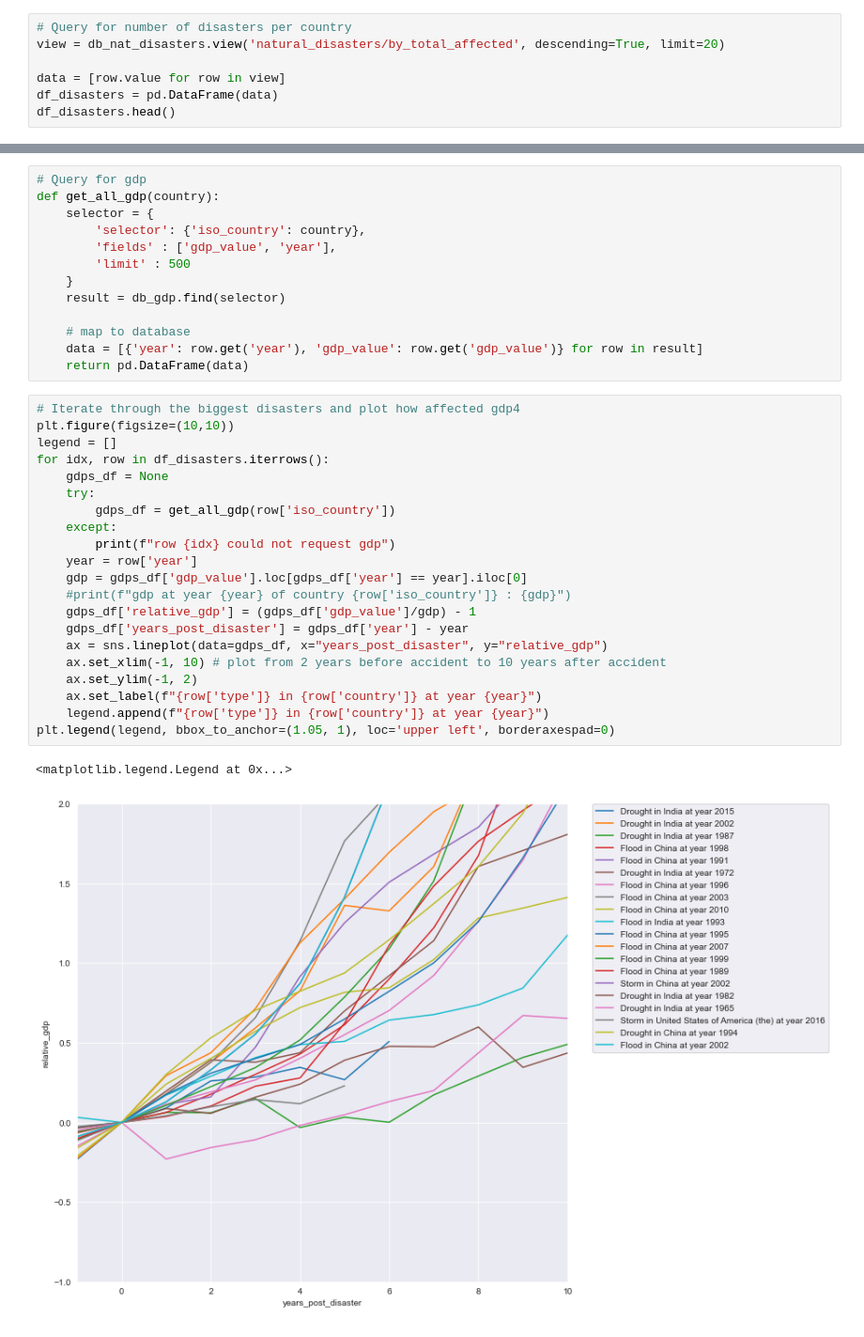
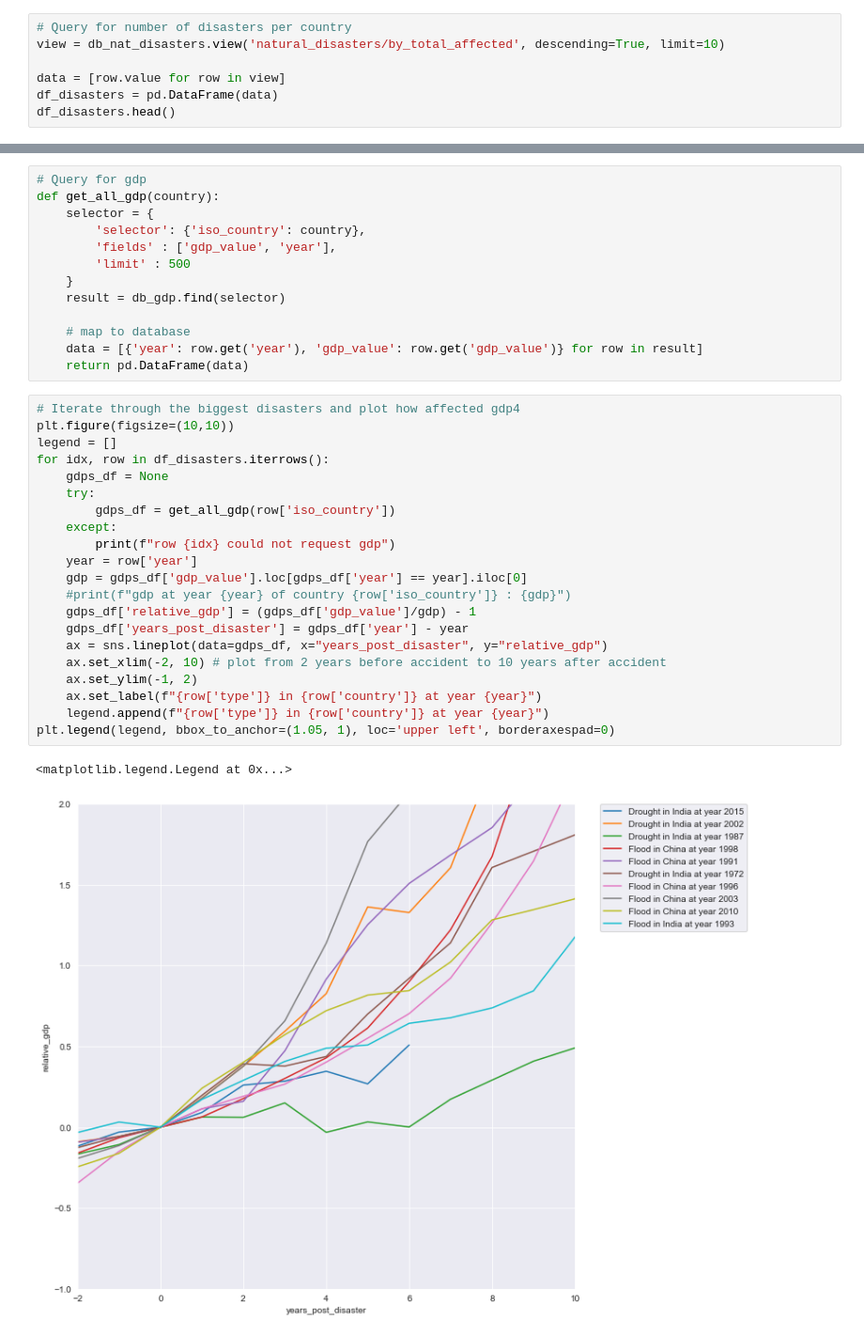
Before and after one commit to FreshJonas/Nat_Disasters_vs_GDP, a Jupyter notebook: 04_analysing_data_fromDB.ipynb, the cells around one changed output, grey strips where cells are left out. Shown at 94% size. Cells and saved outputs as stored; diff of their text form.

Commit message:
plot rate of economic growth

```diff
--- a/04_analysing_data_fromDB.ipynb
+++ b/04_analysing_data_fromDB.ipynb
@@ -236,7 +236,7 @@ http://wdi.worldbank.org/table/WV.1
 # How well can a country recover from a catastrophy?
 # %%
 # Query for number of disasters per country
-view = db_nat_disasters.view('natural_disasters/by_total_affected', descending=True, limit=20)
+view = db_nat_disasters.view('natural_disasters/by_total_affected', descending=True, limit=10)
 
 data = [row.value for row in view]
 df_disasters = pd.DataFrame(data)
@@ -268,24 +268,24 @@ def get_all_gdp(country):
 # %%
 # Iterate through the biggest disasters and plot how affected gdp4
 plt.figure(figsize=(10,10))
 legend = []
 for idx, row in df_disasters.iterrows():
     gdps_df = None
     try:
         gdps_df = get_all_gdp(row['iso_country'])
     except:
         print(f"row {idx} could not request gdp")
     year = row['year']
     gdp = gdps_df['gdp_value'].loc[gdps_df['year'] == year].iloc[0]
     #print(f"gdp at year {year} of country {row['iso_country']} : {gdp}")
     gdps_df['relative_gdp'] = (gdps_df['gdp_value']/gdp) - 1
     gdps_df['years_post_disaster'] = gdps_df['year'] - year
     ax = sns.lineplot(data=gdps_df, x="years_post_disaster", y="relative_gdp")
-    ax.set_xlim(-1, 10) # plot from 2 years before accident to 10 years after accident
+    ax.set_xlim(-2, 10) # plot from 2 years before accident to 10 years after accident
     ax.set_ylim(-1, 2)
     ax.set_label(f"{row['type']} in {row['country']} at year {year}")
     legend.append(f"{row['type']} in {row['country']} at year {year}")
 plt.legend(legend, bbox_to_anchor=(1.05, 1), loc='upper left', borderaxespad=0)
 # %% [output]
 <matplotlib.legend.Legend at 0x...>
-[figure, old version]
+[figure, new version]
```
Also changed, not shown: parts of 2 cells of this notebook.
